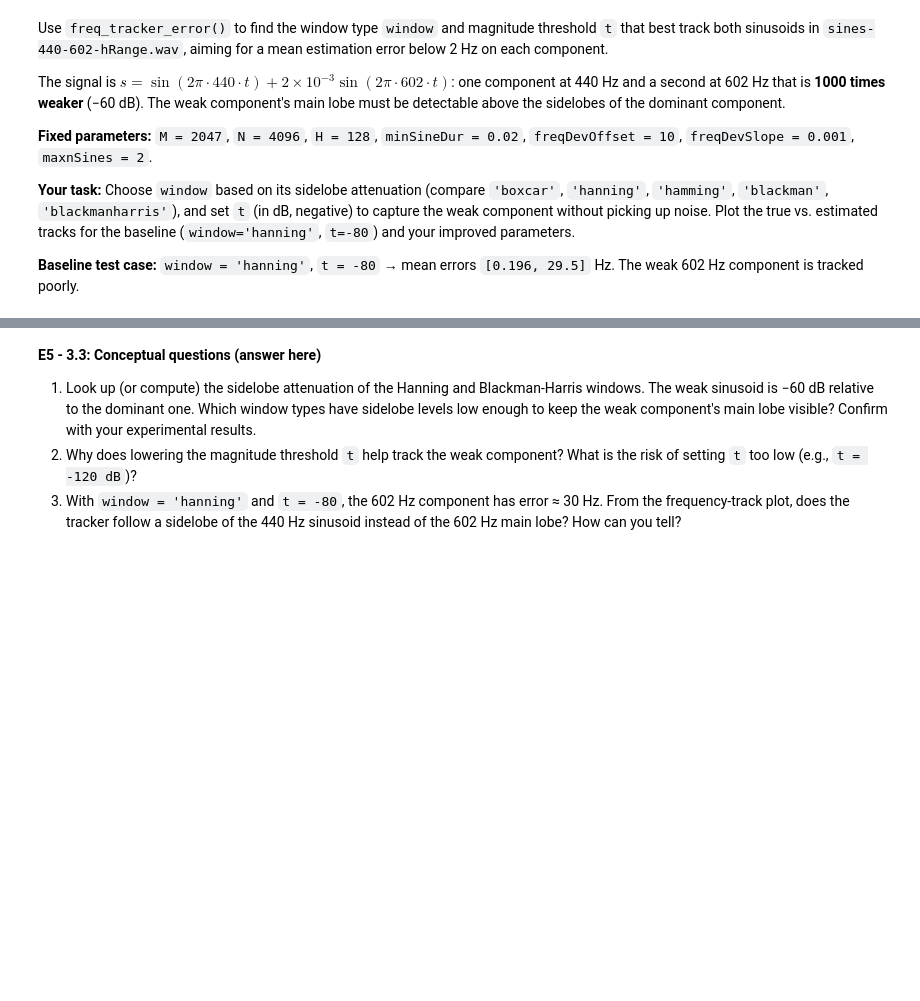
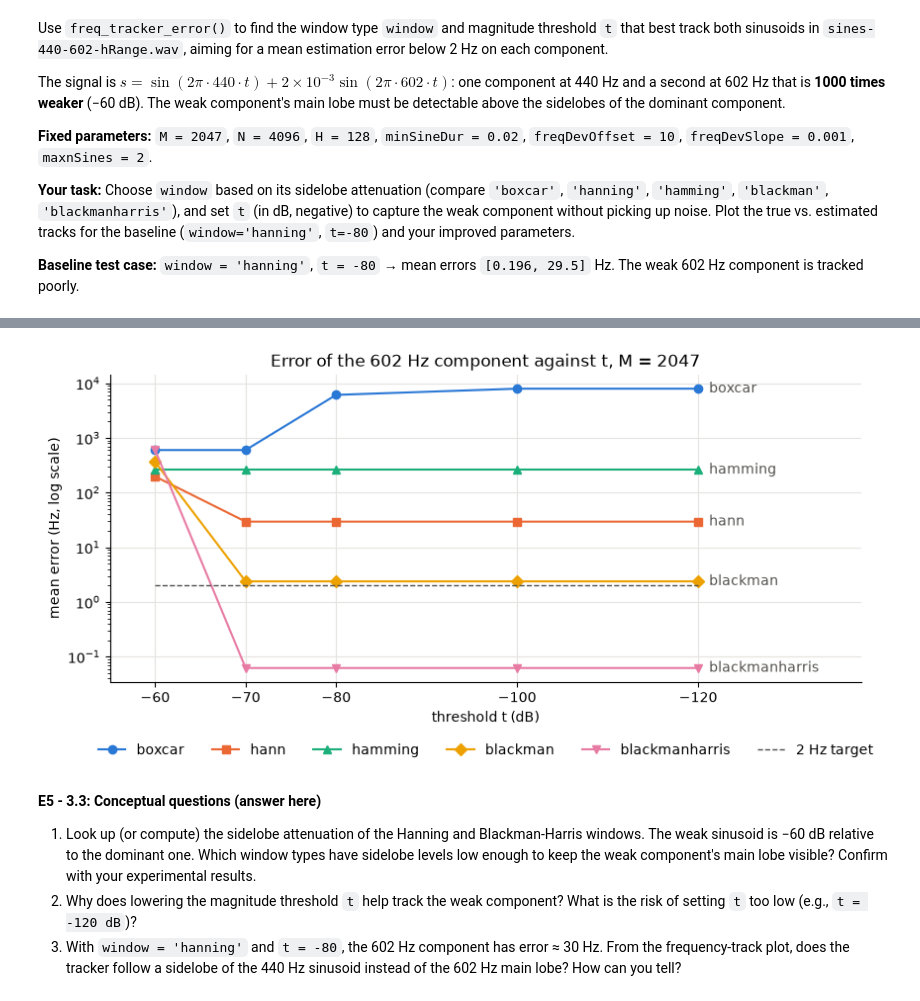
Before and after one commit to colas98/sms-tools-materials, a Jupyter notebook: exercises/E5-Sinusoidal-model.ipynb, the cells around one changed output, grey strips where cells are left out. Saved outputs shown, nothing was run; the diff lists cells and outputs as text; code cells hidden in the pictures; blank space fills up the shorter version.

```diff
--- a/exercises/E5-Sinusoidal-model.ipynb
+++ b/exercises/E5-Sinusoidal-model.ipynb
@@ -627,3 +699,30 @@ fTrackTrue = gen_true_freq_tracks_440_602(tStamps)
+# %%
+# E5 - 3.1: Error of the 602 Hz component against the threshold, for each window
+# (uses windows, thresholds and track_error() from the cell above)
+
+styles = [('#2a78d6', 'o'), ('#eb6834', 's'), ('#1baf7a', '^'), ('#eda100', 'D'), ('#e87ba4', 'v')]      # (color, marker)
+errors = np.array([[track_error(window, t_test)[0][1] for t_test in thresholds] for window in windows])
+
+fig, ax = plt.subplots(figsize=(9, 4.5))
+for window, window_errors, (color, marker) in zip(windows, errors, styles):
+    ax.plot(thresholds, window_errors, color=color, marker=marker, markersize=6, linewidth=1.5, label=window)
+    ax.annotate(window, (thresholds[-1], window_errors[-1]), xytext=(8, 0), textcoords='offset points',
+                va='center', color='#52514e')
+
+ax.hlines(2, thresholds[0], thresholds[-1], color='#52514e', linestyle='--', linewidth=1, label='2 Hz target')
+ax.set_yscale('log')
+ax.set_xticks(thresholds)
+ax.set_xlim(-55, -138)      # inverted: the threshold gets lower to the right
+ax.set_xlabel('threshold t (dB)')
+ax.set_ylabel('mean error (Hz, log scale)')
+ax.set_title('Error of the 602 Hz component against t, M = 2047')
+ax.grid(True, which='major', color='#e5e4e0', linewidth=0.8)
+ax.spines[['top', 'right']].set_visible(False)
+ax.legend(frameon=False, ncol=6, loc='upper center', bbox_to_anchor=(0.5, -0.16))
+plt.tight_layout()
+plt.show()
+# %% [output]
+[figure, added]
 # %% [markdown]
 **E5 - 3.3: Conceptual questions (answer here)**
 
```
Also changed, not shown: parts of 5 cells of this notebook.
